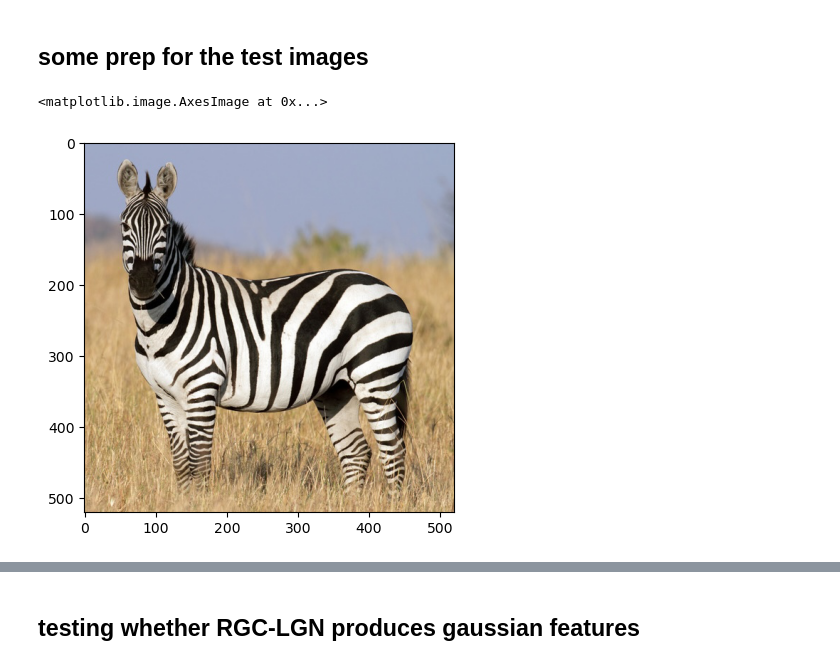
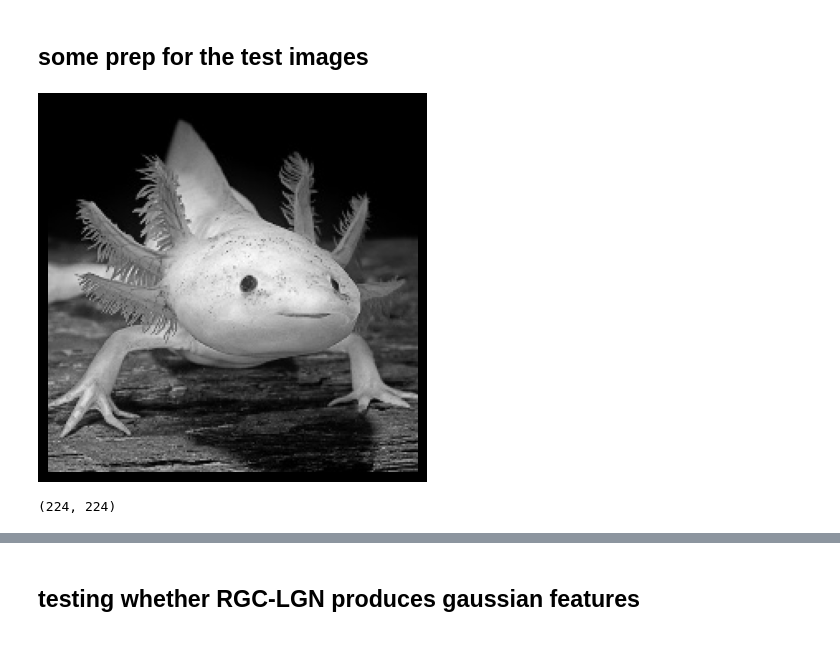
Before and after one commit to MarioDipoppa/thalamocortical_powerlaw, a Jupyter notebook: testing.ipynb, the cells around one changed output, grey strips where cells are left out. Cells and saved outputs as stored; diff of their text form; code cells hidden in the pictures.

```diff
--- a/testing.ipynb
+++ b/testing.ipynb
@@ -8,8 +9,13 @@ from model import LGN2V1
 # %% [markdown]
 ## some prep for the test images
 # %%
-test_img = cv2.imread("/Users/sakinkirti/Programming/ucla/dipoppa-lab/01_data/test_images/zebra.jpg")
-plt.imshow(cv2.cvtColor(test_img, cv2.COLOR_BGR2RGB))
+test_img = cv2.imread("/Users/sakinkirti/Programming/ucla/dipoppa-lab/01_data/test_images/axolotl.jpg", 0)
+plt.imshow(test_img, cmap="gray")
+plt.axis("off")
+plt.show()
 # %% [output]
-<matplotlib.image.AxesImage at 0x...>
-[figure, old version]
+[figure, new version]
+# %%
+test_img.shape
+# %% [output]
+(224, 224)
```
Also changed, not shown: parts of 3 cells of this notebook, 1 other file.
